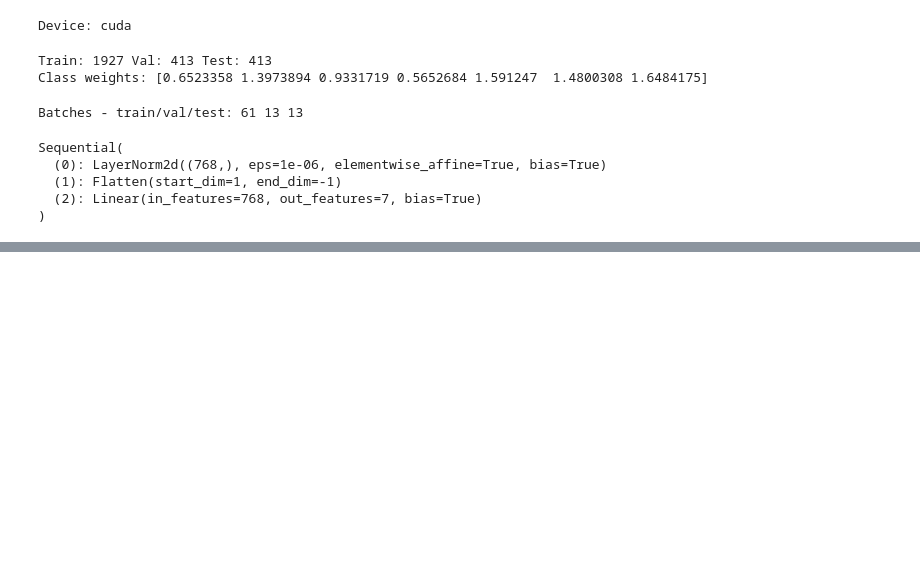
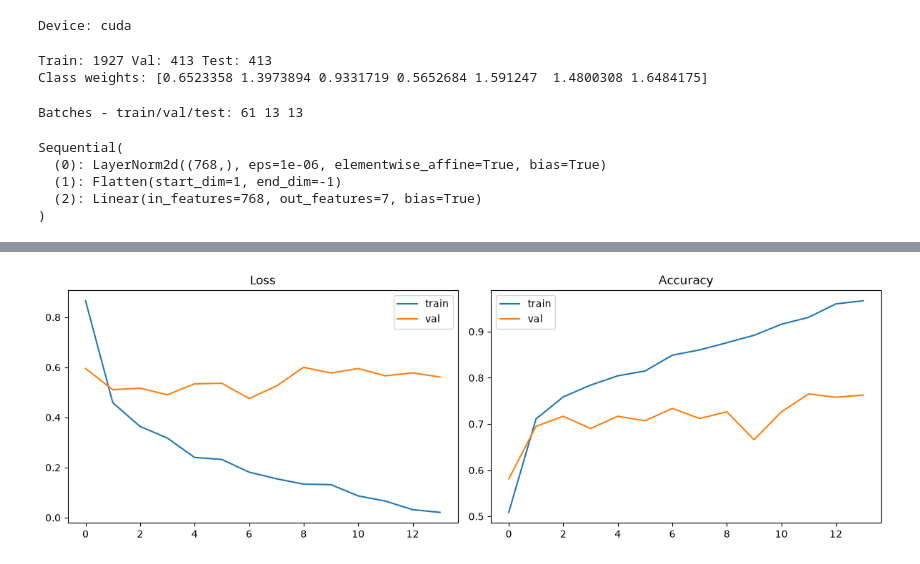
Before and after one commit to jaimulhaque/rice-leaf-disease-pest-xai, a Jupyter notebook: notebooks/05_Training_ConvNeXt_Focal.ipynb, the cells around one changed output, grey strips where cells are left out. Drawn from its saved outputs; the diff is of its cells as text; code cells hidden in the pictures; blank space fills up the shorter version.

Commit message:
Update training notebook

```diff
--- a/notebooks/05_Training_ConvNeXt_Focal.ipynb
+++ b/notebooks/05_Training_ConvNeXt_Focal.ipynb
@@ -110,3 +172,38 @@ def evaluate(model, loader, criterion, device):
+# %%
+def train_one_epoch(model, loader, criterion, optimizer, device):
+    model.train()
+    running_loss, correct, total = 0.0, 0, 0
+    for imgs, labels in loader:
+        imgs, labels = imgs.to(device, non_blocking=True), labels.to(device, non_blocking=True)
+        optimizer.zero_grad(set_to_none=True)
+
+        with torch.autocast(device_type="cuda", dtype=torch.float16):
+            outputs = model(imgs)
+            loss = criterion(outputs, labels)
+
+        scaler.scale(loss).backward()
+        scaler.step(optimizer)
+        scaler.update()
+
+        running_loss += loss.item() * imgs.size(0)
+        correct += (outputs.argmax(1) == labels).sum().item()
+        total += labels.size(0)
+    return running_loss / total, correct / total
+
+
+def evaluate(model, loader, criterion, device):
+    model.eval()
+    running_loss, correct, total = 0.0, 0, 0
+    with torch.no_grad():
+        for imgs, labels in loader:
+            imgs, labels = imgs.to(device, non_blocking=True), labels.to(device, non_blocking=True)
+            with torch.autocast(device_type="cuda", dtype=torch.float16):
+                outputs = model(imgs)
+                loss = criterion(outputs, labels)
+            running_loss += loss.item() * imgs.size(0)
+            correct += (outputs.argmax(1) == labels).sum().item()
+            total += labels.size(0)
+    return running_loss / total, correct / total
 # %%
 best_val_loss = float("inf")
 best_model_wts = copy.deepcopy(model.state_dict())
@@ -151,19 +260,17 @@ For more detailed error information, run with CUDA_LOG_FILE=stderr
 # %%
 import matplotlib.pyplot as plt
 
 fig, axes = plt.subplots(1, 2, figsize=(12,4))
 axes[0].plot(history["train_loss"], label="train")
 axes[0].plot(history["val_loss"], label="val")
-axes[0].set_title("Loss")
-axes[0].legend()
-
+axes[0].set_title("Loss"); axes[0].legend()
 axes[1].plot(history["train_acc"], label="train")
 axes[1].plot(history["val_acc"], label="val")
-axes[1].set_title("Accuracy")
-axes[1].legend()
-
+axes[1].set_title("Accuracy"); axes[1].legend()
 plt.tight_layout()
 plt.show()
+# %% [output]
+[figure, added]
 # %%
 from sklearn.metrics import classification_report, confusion_matrix, f1_score
 
```
Also changed, not shown: parts of 9 cells of this notebook, 2 other files.
